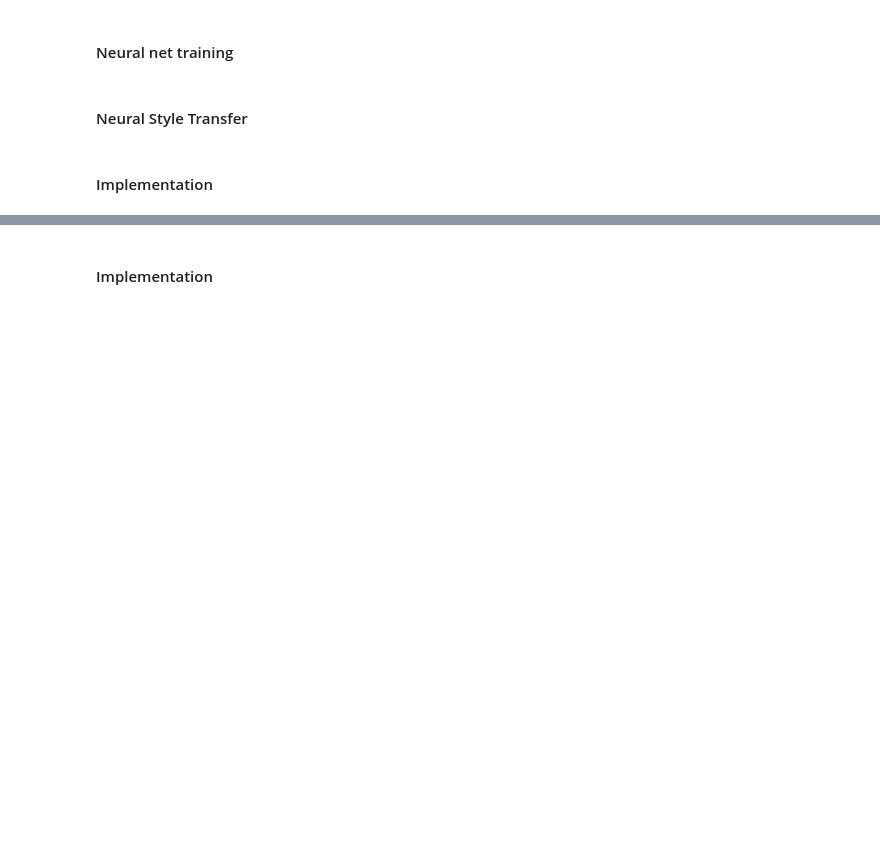
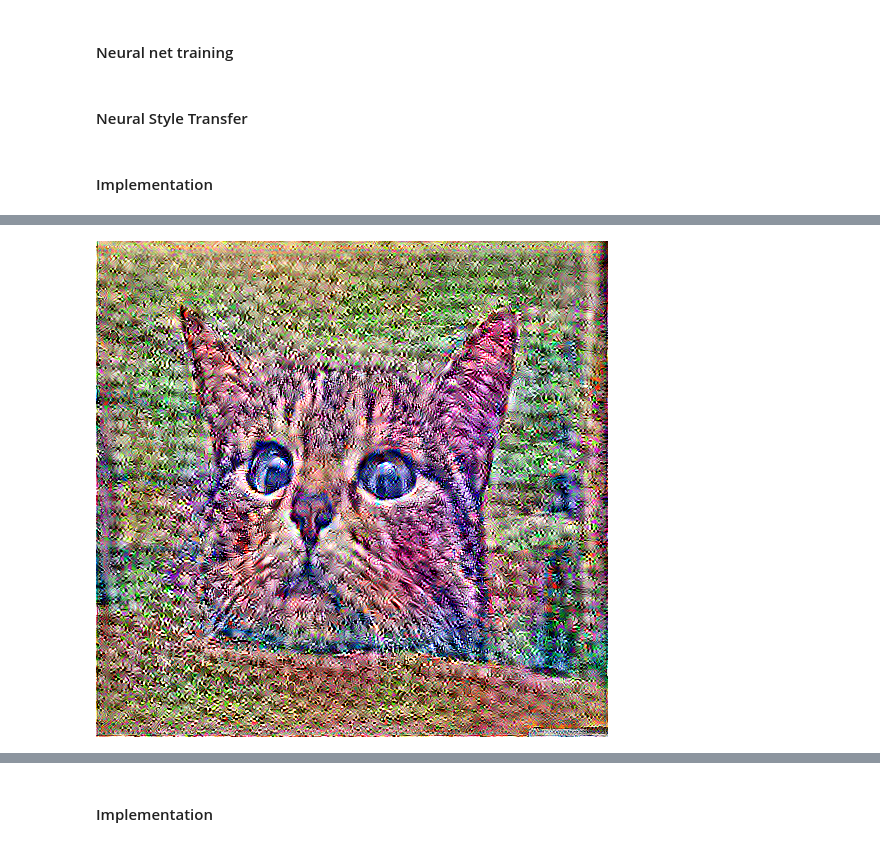
Before and after one commit to ryanlopezzzz/instagram-bot, a Jupyter notebook: AIArt/Neural_Style_Transfer.ipynb, the cells around one changed output, grey strips where cells are left out. Cells and saved outputs as stored; diff of their text form; code cells hidden in the pictures; blank space fills up the shorter version.

Commit message:
update
upload new images

```diff
--- a/AIArt/Neural_Style_Transfer.ipynb
+++ b/AIArt/Neural_Style_Transfer.ipynb
@@ -94,16 +99,16 @@ To enable them in other operations, rebuild TensorFlow with the appropriate comp
 style_path = 'style_monetgreen.jpeg'
 content_path = 'cat.jpg'
 
-content_img = load_img(content_path)
-content_img2 = load_img(content_path)
+content_img = load_img(content_path, style_path)
+content_img2 = load_img(content_path, style_path)
 content_shape = content_img.shape
 
-style_img = load_img(style_path)
+style_img = load_img(style_path, style_path)
 style_shape = style_img.shape
 # %%
 # targets for training
 
-content_outputs = content_model(tf.constant(content_img2))
+content_targets = content_model(tf.constant(content_img2))
 style_targets = style_model(tf.constant(style_img))
 
 style_targets = [gram_matrix(style_output)
@@ -122,12 +127,20 @@ style_weight=1e-2   ### INPUT
 content_weight=1e4   ### INPUT
 
 # loss function
+# take two list of tensors
 
 def style_content_loss(style_outputs, content_outputs):
-    style_loss = tf.reduce_mean((style_outputs-style_targets)**2)
+
+    style_loss = 0
+    for i in range(len(style_outputs)):
+        style_loss += tf.reduce_mean((style_outputs[i]-style_targets[i])**2)
+
+    style_loss /= len(style_outputs)
+
     style_loss *= style_weight / num_style_layers
 
     content_loss = tf.reduce_mean((content_outputs-content_targets)**2)
+
     content_loss *= content_weight / num_content_layers
     loss = style_loss + content_loss
     return loss
@@ -136,13 +149,10 @@ def style_content_loss(style_outputs, content_outputs):
 def train_step(image):
     with tf.GradientTape() as tape:
         style_outputs = style_model(image)
-        print("hi")
-        style_outputs = tf.convert_to_tensor(style_outputs, dtype=tf.float32)
-        print("hi")
+        style_outputs = [gram_matrix(x)
+                for x in style_outputs]
+
         content_outputs = content_model(image)
-        content_outputs = tf.convert_to_tensor(content_outputs, dtype=tf.float32)
-
-        print("hi")
 
         loss = style_content_loss(style_outputs, content_outputs)
 
@@ -153,0 +192,4 @@ def train_step(image):
+# %%
+tensor_to_image(art)
+# %% [output]
+[figure, added]
```
Also changed, not shown: parts of 15 cells of this notebook, 7 other files.
